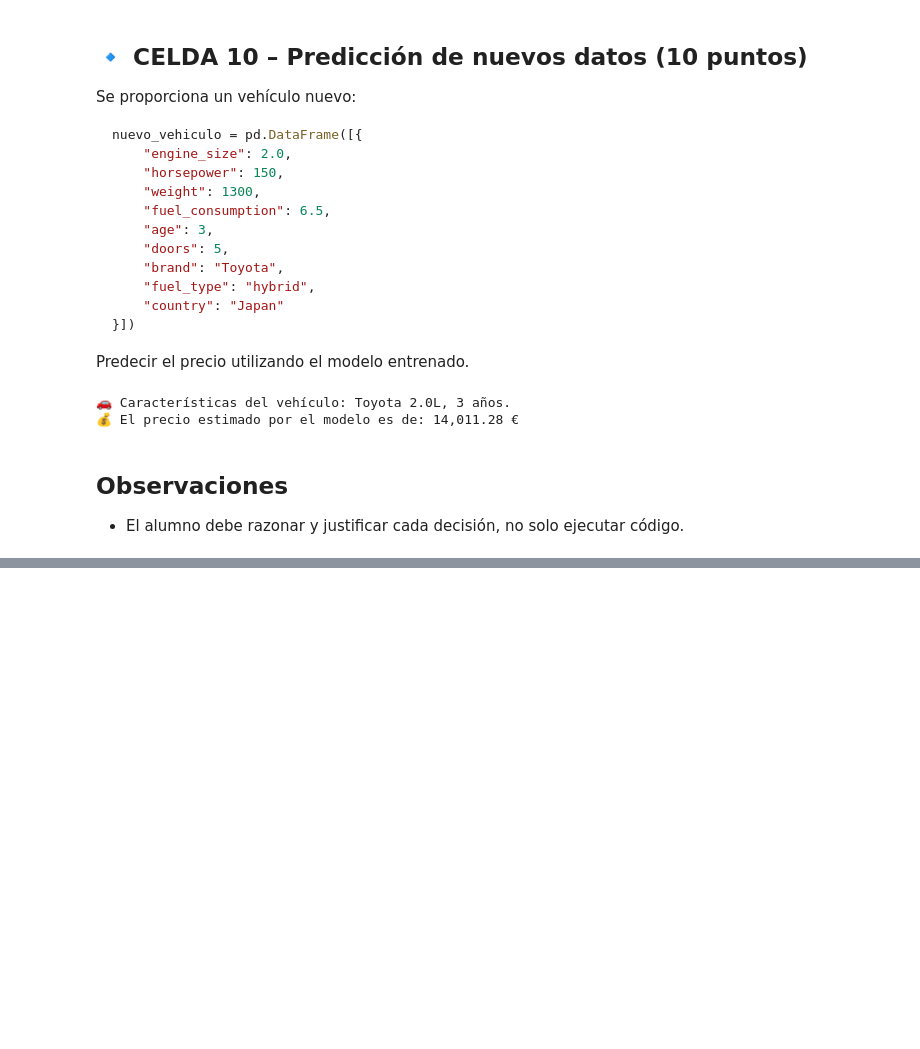
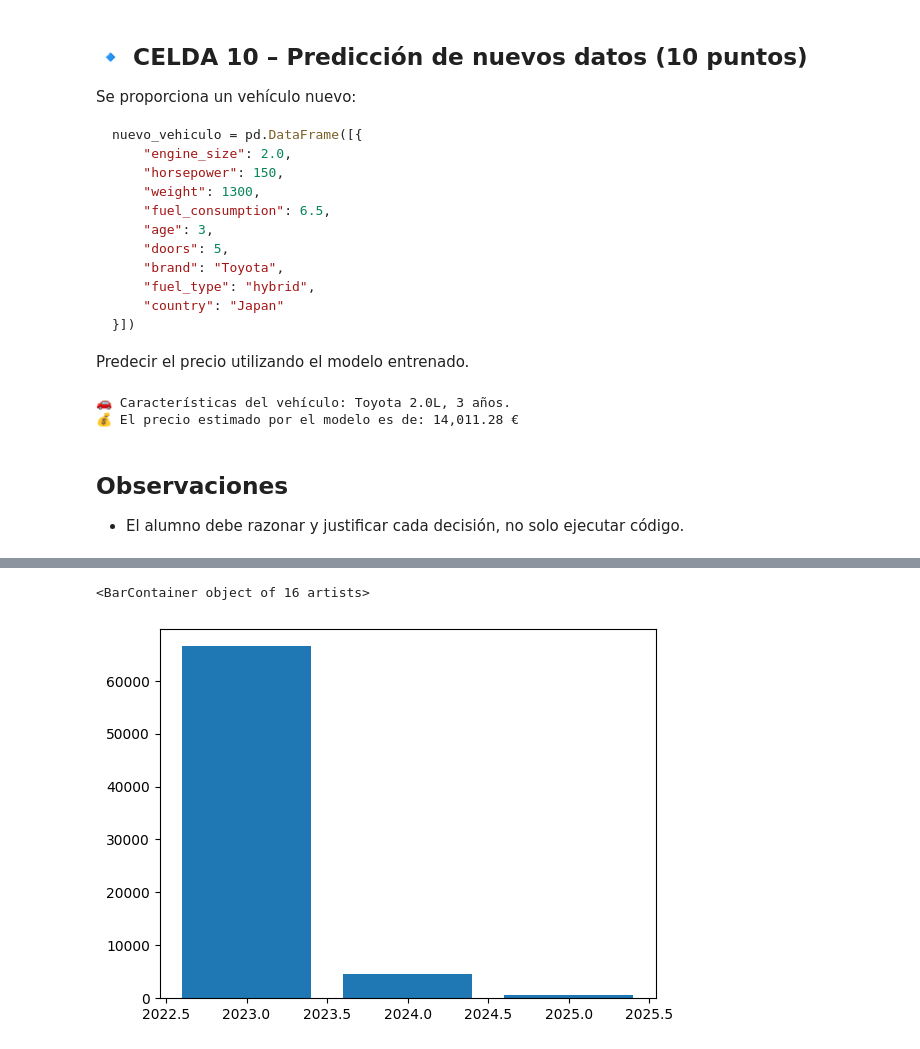
Before and after one commit to Kobakk/ml_comercio, a Jupyter notebook: 4_examanes/ml_examen.ipynb, the cells around one changed output, grey strips where cells are left out. Drawn from its saved outputs; the diff is of its cells as text; code cells hidden in the pictures; blank space fills up the shorter version.

```diff
--- a/4_examanes/ml_examen.ipynb
+++ b/4_examanes/ml_examen.ipynb
@@ -654,0 +731,5 @@ print(f"💰 El precio estimado por el modelo es de: {prediccion_precio[0]:,.2f}
+# %%
+plt.bar(df["ano"], df["venta"])
+# %% [output]
+<BarContainer object of 16 artists>
+[figure, added]
```
Also changed, not shown: parts of 3 cells of this notebook, 2 other files.
